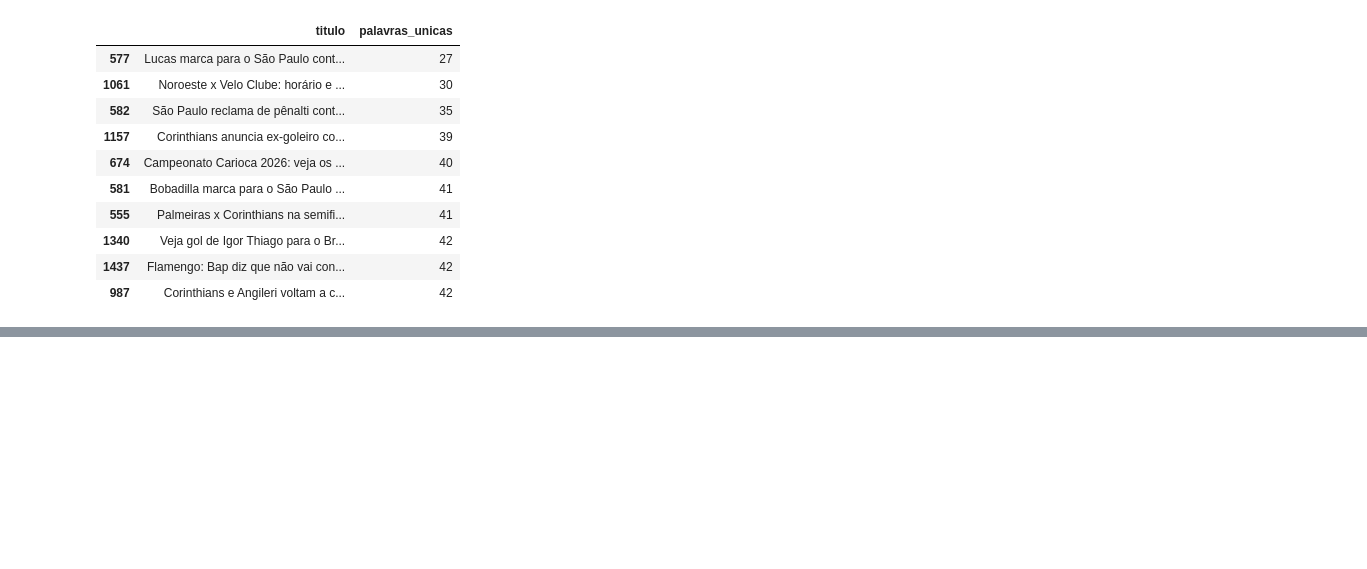
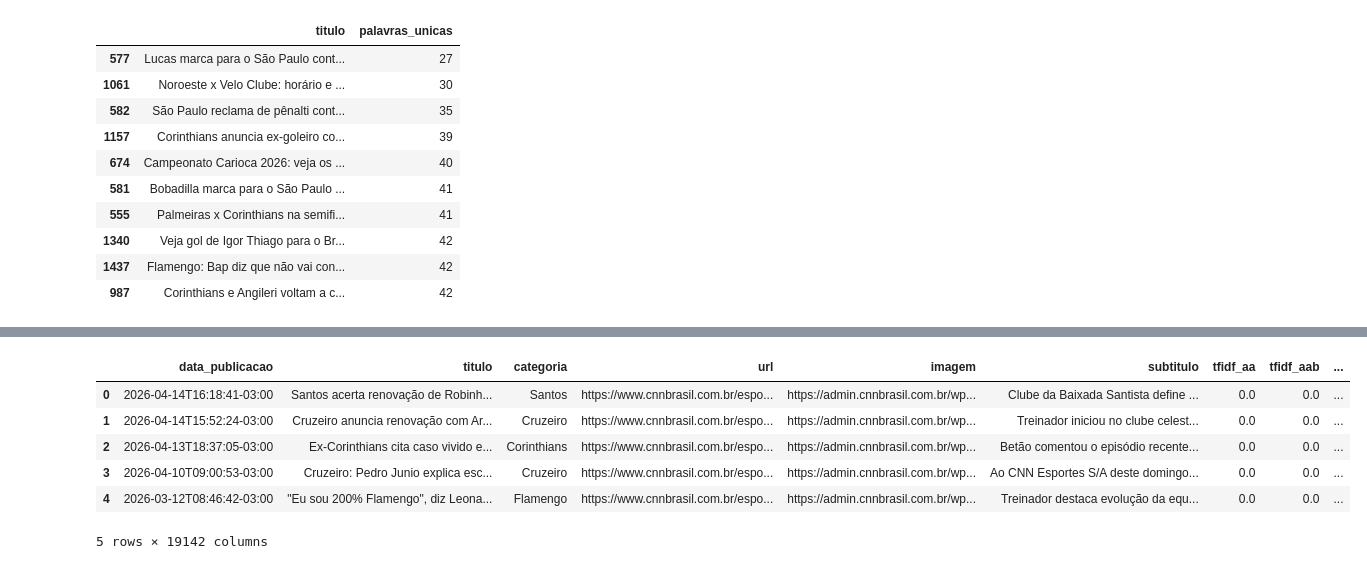
Before and after one commit to lucasiyda/perpectiva-dados, a Jupyter notebook: PLN/PLN.ipynb, the cells around one changed output, grey strips where cells are left out. Saved outputs shown, nothing was run; the diff lists cells and outputs as text; code cells hidden in the pictures; blank space fills up the shorter version.

```diff
--- a/PLN/PLN.ipynb
+++ b/PLN/PLN.ipynb
@@ -264,0 +455,14 @@ df_final[["titulo", "palavras_unicas"]].sort_values("palavras_unicas", ascending
+# %%
+tfidf_com_prefixo = matriz_tfidf.add_prefix("tfidf_").reset_index(drop=True)
+
+df_final_tfidf = pd.concat([metadados, tfidf_com_prefixo], axis=1)
+
+df_final_tfidf.head()
+# %% [output]
+|  | data_publicacao | titulo | categoria | url | imagem | subtitulo | tfidf_aa | tfidf_aab | ... |
+| 0 | 2026-04-14T16:18:41-03:00 | Santos acerta renovação de Robinh... | Santos | https://www.cnnbrasil.com.br/espo... | https://admin.cnnbrasil.com.br/wp... | Clube da Baixada Santista define ... | 0.0 | 0.0 | ... |
+| 1 | 2026-04-14T15:52:24-03:00 | Cruzeiro anuncia renovação com Ar... | Cruzeiro | https://www.cnnbrasil.com.br/espo... | https://admin.cnnbrasil.com.br/wp... | Treinador iniciou no clube celest... | 0.0 | 0.0 | ... |
+| 2 | 2026-04-13T18:37:05-03:00 | Ex-Corinthians cita caso vivido e... | Corinthians | https://www.cnnbrasil.com.br/espo... | https://admin.cnnbrasil.com.br/wp... | Betão comentou o episódio recente... | 0.0 | 0.0 | ... |
+| 3 | 2026-04-10T09:00:53-03:00 | Cruzeiro: Pedro Junio explica esc... | Cruzeiro | https://www.cnnbrasil.com.br/espo... | https://admin.cnnbrasil.com.br/wp... | Ao CNN Esportes S/A deste domingo... | 0.0 | 0.0 | ... |
+| 4 | 2026-03-12T08:46:42-03:00 | "Eu sou 200% Flamengo", diz Leona... | Flamengo | https://www.cnnbrasil.com.br/espo... | https://admin.cnnbrasil.com.br/wp... | Treinador destaca evolução da equ... | 0.0 | 0.0 | ... |
+5 rows × 19142 columns
```
Also changed, not shown: parts of 18 cells of this notebook.
